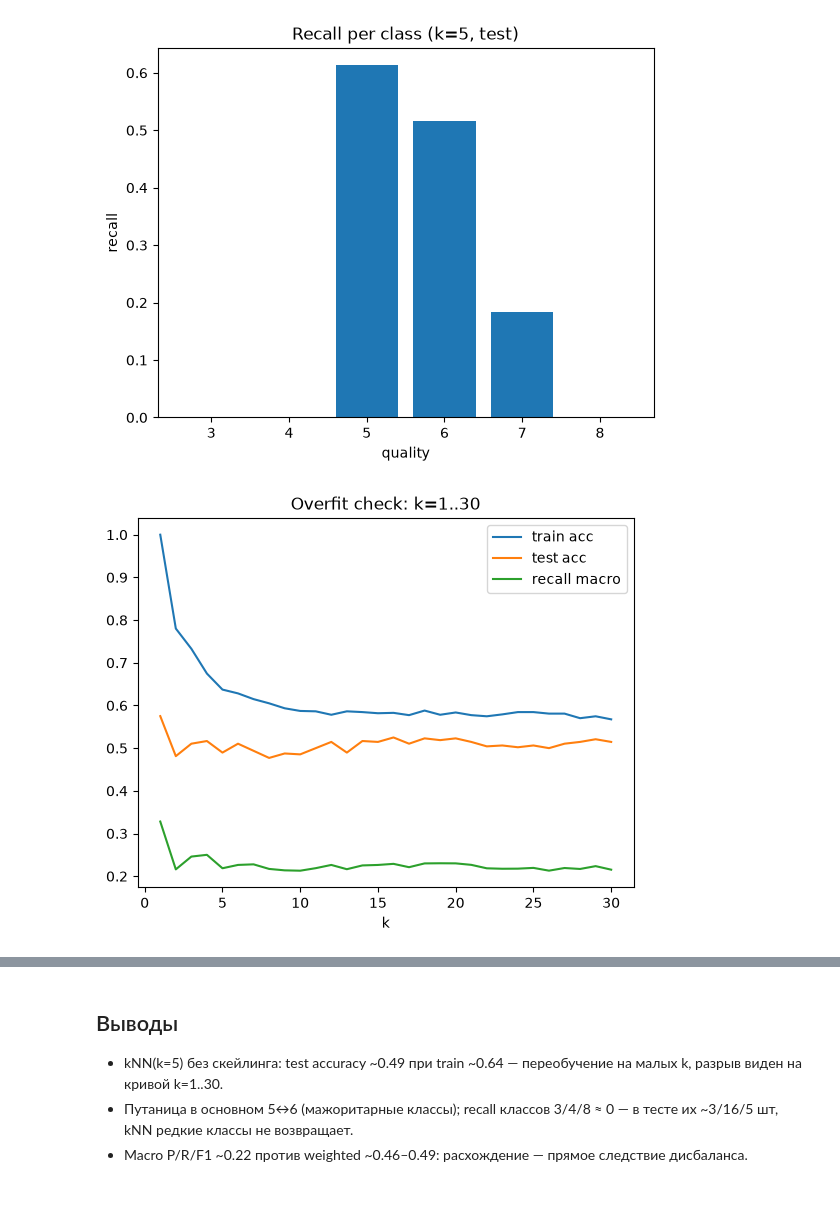
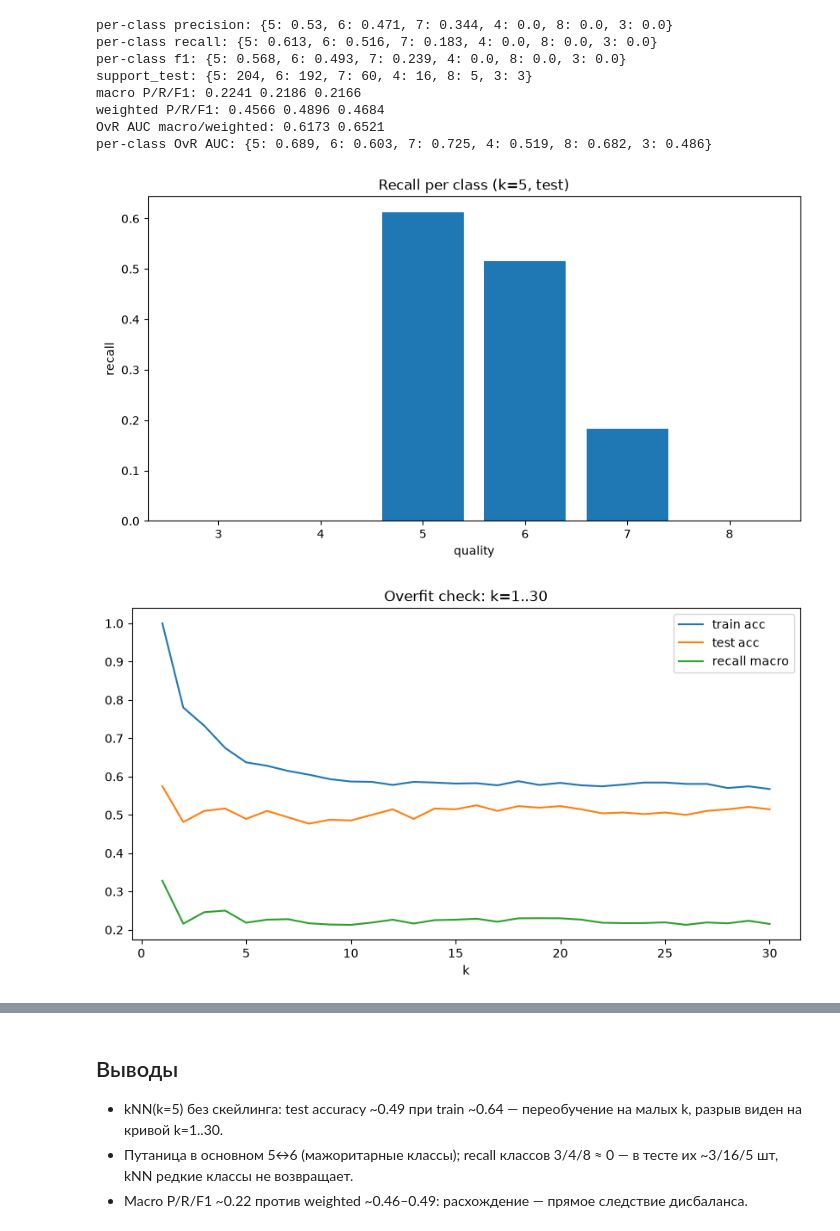
Before and after one commit to vladcheck/MIREA, a Jupyter notebook: 5C/AMODRPZ/tk5-6/wine_knn_solution.ipynb, the cells around one changed output, grey strips where cells are left out. Drawn from its saved outputs; the diff is of its cells as text; code cells hidden in the pictures; blank space fills up the shorter version.

Commit message:
refactor(tk5-6): align code with workbook cells 5/7/9/12/20/39-42

```diff
--- a/5C/AMODRPZ/tk5-6/wine_knn_solution.ipynb
+++ b/5C/AMODRPZ/tk5-6/wine_knn_solution.ipynb
@@ -67,0 +4,17 @@ plt.title('Confusion matrix (k=5, test)'); plt.show()
+# %%
+#Импорт необходимых библиотек (workbook, ячейка 5; без mlxtend/datasets — они только для Iris/2D-карт)
+import warnings
+warnings.filterwarnings('ignore')
+
+import numpy as np
+import pandas as pd
+import seaborn as sns
+import matplotlib.pyplot as plt
+import itertools
+
+from sklearn.model_selection import train_test_split
+from sklearn.neighbors import KNeighborsClassifier
+from sklearn.metrics import classification_report, accuracy_score, confusion_matrix
+
+%matplotlib inline
+plt.rcParams["figure.figsize"] = (10,5)
@@ -68,20 +158,44 @@ plt.title('Confusion matrix (k=5, test)'); plt.show()
+# %%
+# отклонение: таблица per-class P/R/F1 (в workbook нет; нужно для сдачи)
+import sys; sys.path.insert(0, '.')
+from wine_knn import evaluate_knn
+res = evaluate_knn('docs/winequality-red.csv')
+for m in ('precision','recall','f1'):
+    print('per-class ' + m + ':', {k: round(v,3) for k,v in res['per_class'][m].items()})
+print('support_test:', res['per_class']['support_test'])
+print('macro P/R/F1:', round(res['precision_macro'],4), round(res['recall_macro'],4), round(res['f1_macro'],4))
+print('weighted P/R/F1:', round(res['precision_weighted'],4), round(res['recall_weighted'],4), round(res['f1_weighted'],4))
+print('OvR AUC macro/weighted:', round(res['roc_auc_ovr_macro'],4), round(res['roc_auc_ovr_weighted'],4))
+print('per-class OvR AUC:', {k: round(v,3) for k,v in res['per_class']['roc_auc_ovr'].items()})
+# %% [output]
+per-class precision: {5: 0.53, 6: 0.471, 7: 0.344, 4: 0.0, 8: 0.0, 3: 0.0}
+per-class recall: {5: 0.613, 6: 0.516, 7: 0.183, 4: 0.0, 8: 0.0, 3: 0.0}
+per-class f1: {5: 0.568, 6: 0.493, 7: 0.239, 4: 0.0, 8: 0.0, 3: 0.0}
+support_test: {5: 204, 6: 192, 7: 60, 4: 16, 8: 5, 3: 3}
+macro P/R/F1: 0.2241 0.2186 0.2166
+weighted P/R/F1: 0.4566 0.4896 0.4684
+OvR AUC macro/weighted: 0.6173 0.6521
+per-class OvR AUC: {5: 0.689, 6: 0.603, 7: 0.725, 4: 0.519, 8: 0.682, 3: 0.486}
 # %%
-import matplotlib.pyplot as plt
-rc = res['per_class']['recall']
-plt.bar(list(rc.keys()), list(rc.values()))
+# отклонение: recall по классам для защиты
+recall_by_class = res['per_class']['recall']
+plt.bar(list(recall_by_class.keys()), list(recall_by_class.values()))
 plt.xlabel('quality'); plt.ylabel('recall')
 plt.title('Recall per class (k=5, test)'); plt.show()
 # %% [output]
-[figure, old version]
+[figure, new version]
 # %%
-rows = k_sweep(CSV)
-k_values=[row['k'] for row in rows]
-train_acc=[row['train_accuracy'] for row in rows]
-test_acc=[row['test_accuracy'] for row in rows]
-recall_macro=[row['recall_macro'] for row in rows]
-import matplotlib.pyplot as plt
-plt.plot(k_values, train_acc, label='train acc'); plt.plot(k_values, test_acc, label='test acc'); plt.plot(k_values, recall_macro, label='recall macro')
+# отклонение: проверка обучения k=1..30 (в workbook один k)
+from wine_knn import k_sweep
+rows = k_sweep('docs/winequality-red.csv')
+k_values = [row['k'] for row in rows]
+train_accuracy = [row['train_accuracy'] for row in rows]
+test_accuracy = [row['test_accuracy'] for row in rows]
+recall_macro = [row['recall_macro'] for row in rows]
+plt.plot(k_values, train_accuracy, label='train acc')
+plt.plot(k_values, test_accuracy, label='test acc')
+plt.plot(k_values, recall_macro, label='recall macro')
 plt.xlabel('k'); plt.legend(); plt.title('Overfit check: k=1..30'); plt.show()
 # %% [output]
-[figure, old version]
+[figure, new version]
 # %%
```
Also changed, not shown: parts of 13 cells of this notebook, 1 other file.
